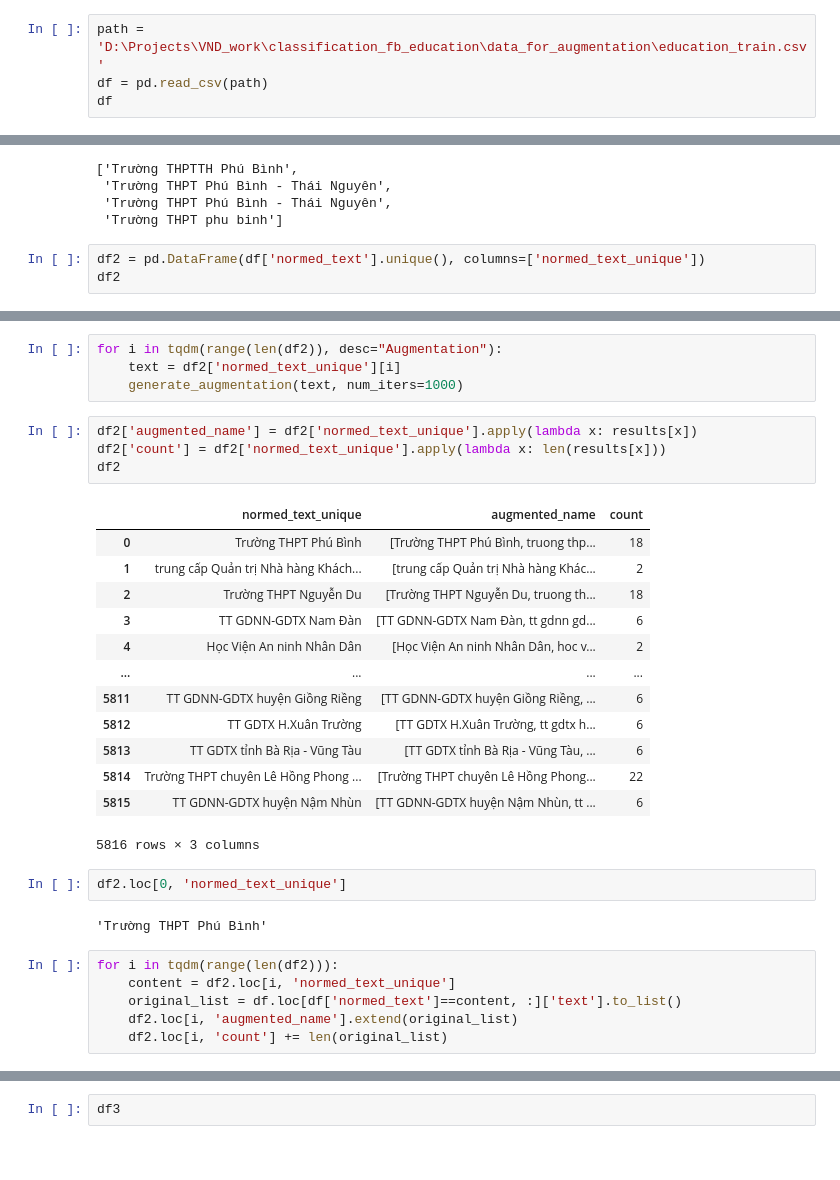
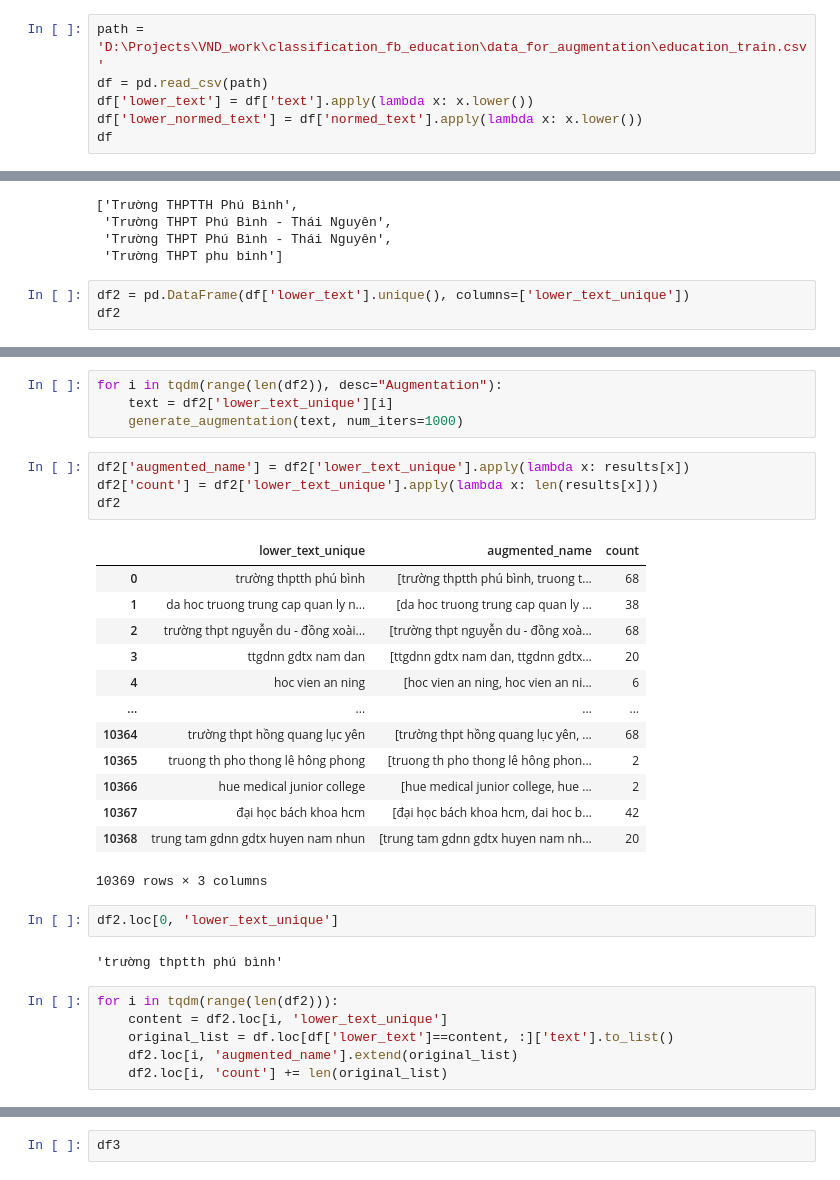
Before and after one commit to nguyenhongson1902/augmenting-education, a Jupyter notebook: draft.ipynb, the cells around one changed output, grey strips where cells are left out. Cells and saved outputs as stored; diff of their text form.

```diff
--- a/draft.ipynb
+++ b/draft.ipynb
@@ -7,5 +7,7 @@ import random
 # %%
 path = 'D:\Projects\VND_work\classification_fb_education\data_for_augmentation\education_train.csv'
 df = pd.read_csv(path)
+df['lower_text'] = df['text'].apply(lambda x: x.lower())
+df['lower_normed_text'] = df['normed_text'].apply(lambda x: x.lower())
 df
 # %% [output]
@@ -60,6 +80,6 @@ df.loc[df['normed_text']=='Trường THPT Phú Bình', :]['text'].to_list()
  'Trường THPT Phú Bình - Thái Nguyên',
  'Trường THPT phu binh']
 # %%
-df2 = pd.DataFrame(df['normed_text'].unique(), columns=['normed_text_unique'])
+df2 = pd.DataFrame(df['lower_text'].unique(), columns=['lower_text_unique'])
 df2
 # %% [output]
@@ -132,34 +218,34 @@ def generate_augmentation(s, num_iters=1000):
                     results[s].append(one_case)
 # %%
 for i in tqdm(range(len(df2)), desc="Augmentation"):
-    text = df2['normed_text_unique'][i]
+    text = df2['lower_text_unique'][i]
     generate_augmentation(text, num_iters=1000)
 # %%
-df2['augmented_name'] = df2['normed_text_unique'].apply(lambda x: results[x])
-df2['count'] = df2['normed_text_unique'].apply(lambda x: len(results[x]))
+df2['augmented_name'] = df2['lower_text_unique'].apply(lambda x: results[x])
+df2['count'] = df2['lower_text_unique'].apply(lambda x: len(results[x]))
 df2
 # %% [output]
-|  | normed_text_unique | augmented_name | count |
-| 0 | Trường THPT Phú Bình | [Trường THPT Phú Bình, truong thp... | 18 |
-| 1 | trung cấp Quản trị Nhà hàng Khách... | [trung cấp Quản trị Nhà hàng Khác... | 2 |
-| 2 | Trường THPT Nguyễn Du | [Trường THPT Nguyễn Du, truong th... | 18 |
-| 3 | TT GDNN-GDTX Nam Đàn | [TT GDNN-GDTX Nam Đàn, tt gdnn gd... | 6 |
-| 4 | Học Viện An ninh Nhân Dân | [Học Viện An ninh Nhân Dân, hoc v... | 2 |
+|  | lower_text_unique | augmented_name | count |
+| 0 | trường thptth phú bình | [trường thptth phú bình, truong t... | 68 |
+| 1 | da hoc truong trung cap quan ly n... | [da hoc truong trung cap quan ly ... | 38 |
+| 2 | trường thpt nguyễn du - đồng xoài... | [trường thpt nguyễn du - đồng xoà... | 68 |
+| 3 | ttgdnn gdtx nam dan | [ttgdnn gdtx nam dan, ttgdnn gdtx... | 20 |
+| 4 | hoc vien an ning | [hoc vien an ning, hoc vien an ni... | 6 |
 | ... | ... | ... | ... |
-| 5811 | TT GDNN-GDTX huyện Giồng Riềng | [TT GDNN-GDTX huyện Giồng Riềng, ... | 6 |
-| 5812 | TT GDTX H.Xuân Trường | [TT GDTX H.Xuân Trường, tt gdtx h... | 6 |
-| 5813 | TT GDTX tỉnh Bà Rịa - Vũng Tàu | [TT GDTX tỉnh Bà Rịa - Vũng Tàu, ... | 6 |
-| 5814 | Trường THPT chuyên Lê Hồng Phong ... | [Trường THPT chuyên Lê Hồng Phong... | 22 |
-| 5815 | TT GDNN-GDTX huyện Nậm Nhùn | [TT GDNN-GDTX huyện Nậm Nhùn, tt ... | 6 |
+| 10364 | trường thpt hồng quang lục yên | [trường thpt hồng quang lục yên, ... | 68 |
+| 10365 | truong th pho thong lê hông phong | [truong th pho thong lê hông phon... | 2 |
+| 10366 | hue medical junior college | [hue medical junior college, hue ... | 2 |
+| 10367 | đại học bách khoa hcm | [đại học bách khoa hcm, dai hoc b... | 42 |
+| 10368 | trung tam gdnn gdtx huyen nam nhun | [trung tam gdnn gdtx huyen nam nh... | 20 |
-5816 rows × 3 columns
+10369 rows × 3 columns
 # %%
-df2.loc[0, 'normed_text_unique']
+df2.loc[0, 'lower_text_unique']
 # %% [output]
-'Trường THPT Phú Bình'
+'trường thptth phú bình'
 # %%
 for i in tqdm(range(len(df2))):
-    content = df2.loc[i, 'normed_text_unique']
-    original_list = df.loc[df['normed_text']==content, :]['text'].to_list()
+    content = df2.loc[i, 'lower_text_unique']
+    original_list = df.loc[df['lower_text']==content, :]['text'].to_list()
     df2.loc[i, 'augmented_name'].extend(original_list)
     df2.loc[i, 'count'] += len(original_list)
 # %%
```
Also changed, not shown: parts of 10 cells of this notebook.
